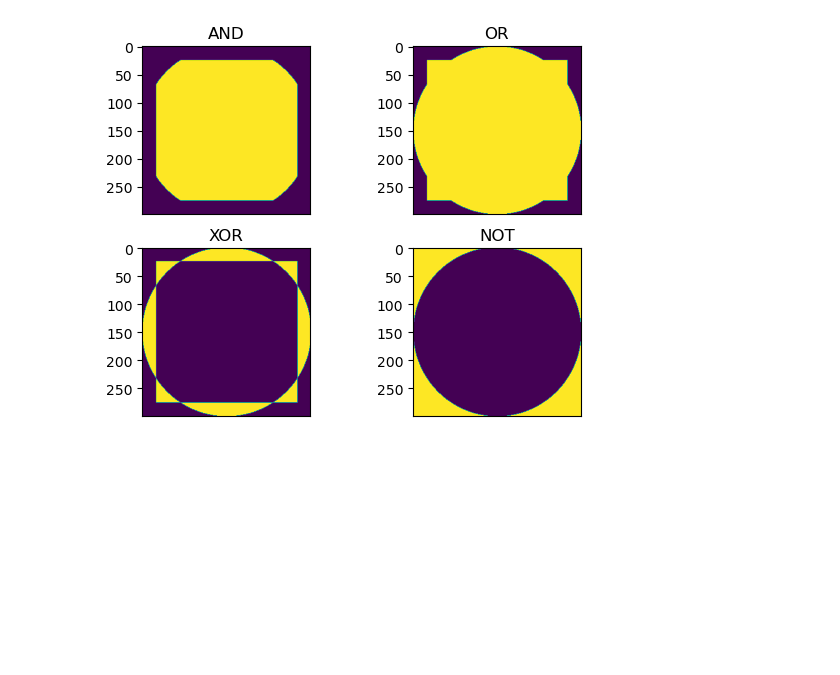
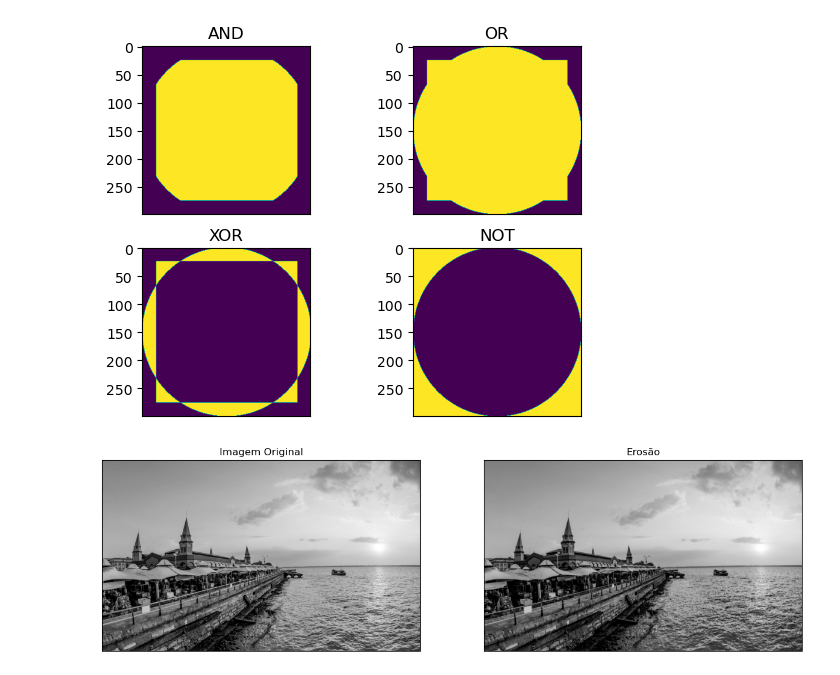
Before and after one commit to ramoneirao/visao-computacional, a Jupyter notebook: notebooks/image processing/operacoes.ipynb, the cells around one changed output. Drawn from its saved outputs; the diff is of its cells as text; code cells hidden in the pictures; blank space fills up the shorter version.

```diff
--- a/notebooks/image processing/operacoes.ipynb
+++ b/notebooks/image processing/operacoes.ipynb
@@ -62,3 +62,32 @@ plt.title('NOT'), plt.xticks([])
 plt.show()
 # %% [output]
 [figure]
+# %%
+# Operações morfológicas (erosão, dilatação, opening, closing e gradiente)
+# Erosão
+# É a técnica de remover pixels perto dos limites de um objeto, com o objetivo de ressaltar esse objeto.
+# A dilatação é o oposto da erosão, ou seja, ela adiciona pixels aos limites de um objeto.
+#
+# Na erosão, o kernel de convolução substitui o valor central pelo menor valor encontrado no kernel.
+# Objetivo: preservar apenas regiões de alta intensidade, reduzindo imediatamente regiões que não são completas em intensidade.
+#
+# Na dilatação, o kernel de convolução substitui o valor central pelo maior valor encontrado no kernel.
+# Objetivo: aumentar regiões que não são completas em intensidade.
+
+# Aplicando erosão
+imagem_cinza = cv2.cvtColor(imagem, cv2.COLOR_BGR2GRAY)
+eroded = cv2.erode(imagem_cinza.copy(), (5, 5), iterations=3) # (imagem, kernel, iterações)
+cv2.imshow('Imagem Cinza', imagem_cinza)
+cv2.imshow('Erosão', eroded)
+cv2.waitKey(0)
+cv2.destroyAllWindows()
+# %%
+# Mostrando a imagem original e a imagem erodida
+plt.figure(figsize=(15, 10))
+plt.subplot(121), plt.imshow(imagem_cinza, cmap='gray')
+plt.title('Imagem Original'), plt.xticks([]), plt.yticks([])
+plt.subplot(122), plt.imshow(eroded, cmap='gray')
+plt.title('Erosão'), plt.xticks([]), plt.yticks([])
+plt.show()
+# %% [output]
+[figure, added]
```
